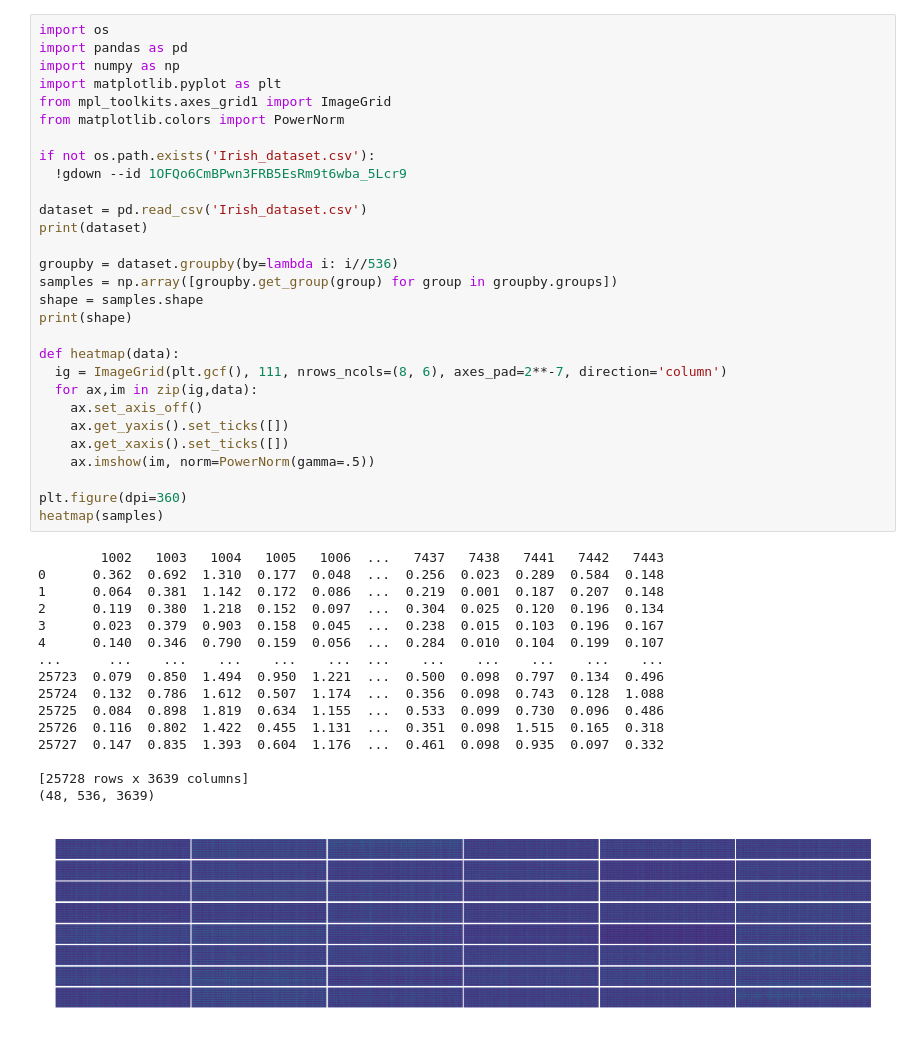
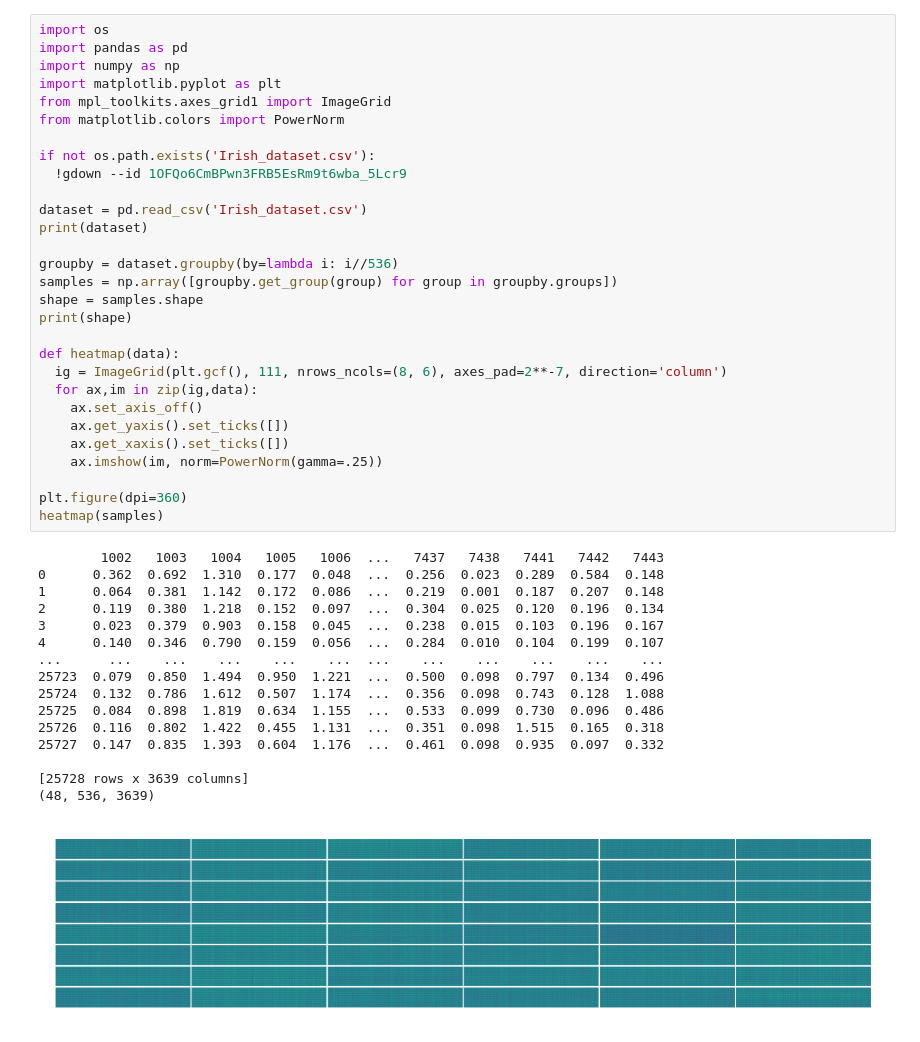
Before and after one commit to MayCXC/NSF-REU-2021, a Jupyter notebook: AMImodels1D.ipynb, the cells around one changed output. Saved outputs shown, nothing was run; the diff lists cells and outputs as text.

Commit message:
adjust gamma

```diff
--- a/AMImodels1D.ipynb
+++ b/AMImodels1D.ipynb
@@ -17,35 +17,35 @@ print(dataset)
 groupby = dataset.groupby(by=lambda i: i//536)
 samples = np.array([groupby.get_group(group) for group in groupby.groups])
 shape = samples.shape
 print(shape)
 
 def heatmap(data):
   ig = ImageGrid(plt.gcf(), 111, nrows_ncols=(8, 6), axes_pad=2**-7, direction='column')
   for ax,im in zip(ig,data):
     ax.set_axis_off()
     ax.get_yaxis().set_ticks([])
     ax.get_xaxis().set_ticks([])
-    ax.imshow(im, norm=PowerNorm(gamma=.5))
+    ax.imshow(im, norm=PowerNorm(gamma=.25))
 
 plt.figure(dpi=360)
 heatmap(samples)
 # %% [output]
         1002   1003   1004   1005   1006  ...   7437   7438   7441   7442   7443
 0      0.362  0.692  1.310  0.177  0.048  ...  0.256  0.023  0.289  0.584  0.148
 1      0.064  0.381  1.142  0.172  0.086  ...  0.219  0.001  0.187  0.207  0.148
 2      0.119  0.380  1.218  0.152  0.097  ...  0.304  0.025  0.120  0.196  0.134
 3      0.023  0.379  0.903  0.158  0.045  ...  0.238  0.015  0.103  0.196  0.167
 4      0.140  0.346  0.790  0.159  0.056  ...  0.284  0.010  0.104  0.199  0.107
 ...      ...    ...    ...    ...    ...  ...    ...    ...    ...    ...    ...
 25723  0.079  0.850  1.494  0.950  1.221  ...  0.500  0.098  0.797  0.134  0.496
 25724  0.132  0.786  1.612  0.507  1.174  ...  0.356  0.098  0.743  0.128  1.088
 25725  0.084  0.898  1.819  0.634  1.155  ...  0.533  0.099  0.730  0.096  0.486
 25726  0.116  0.802  1.422  0.455  1.131  ...  0.351  0.098  1.515  0.165  0.318
 25727  0.147  0.835  1.393  0.604  1.176  ...  0.461  0.098  0.935  0.097  0.332
 
 [25728 rows x 3639 columns]
 (48, 536, 3639)
-[figure, old version]
+[figure, new version]
 # %%
 import random
 
```
Also changed, not shown: parts of 1 cell of this notebook.
